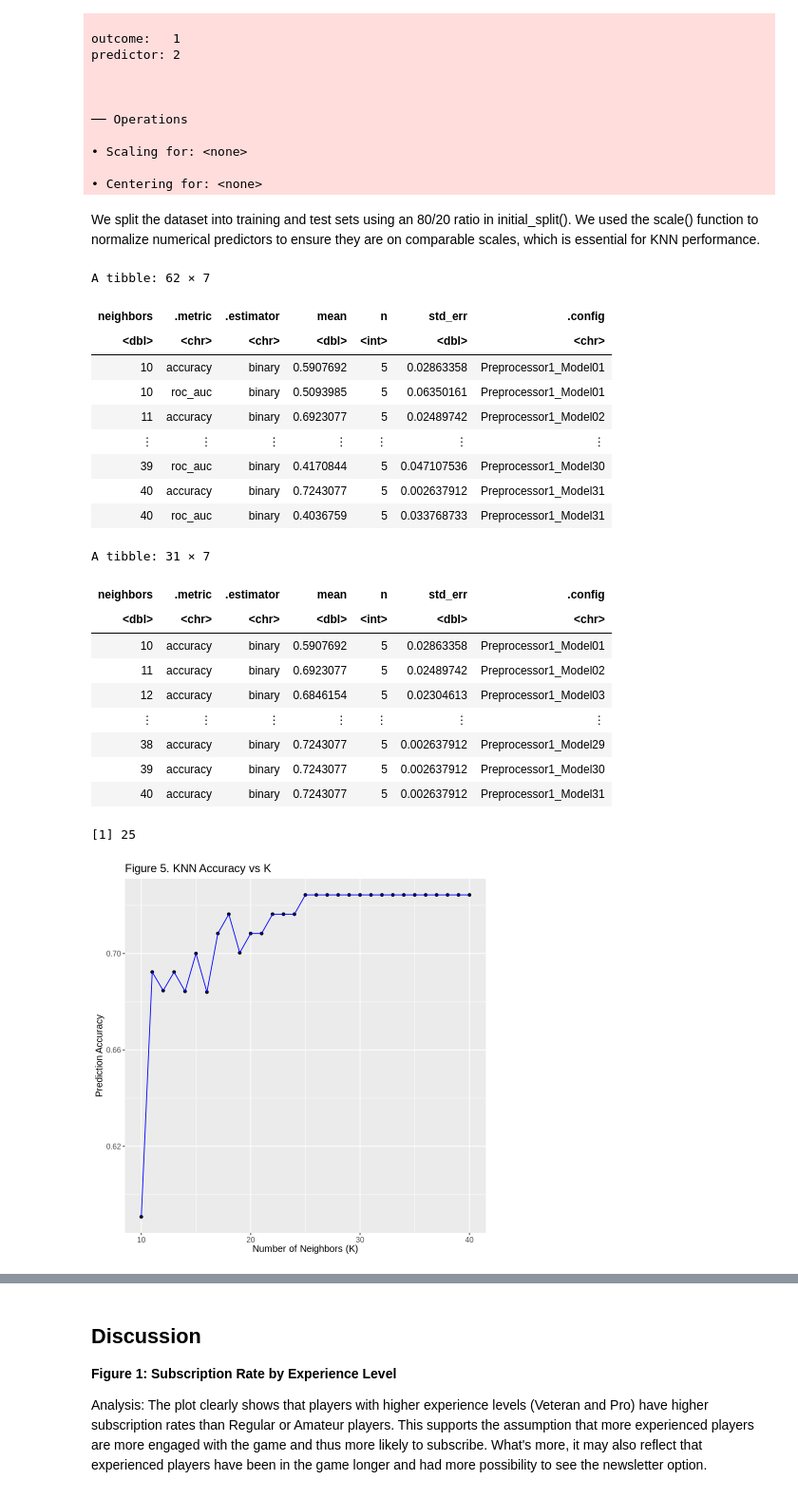
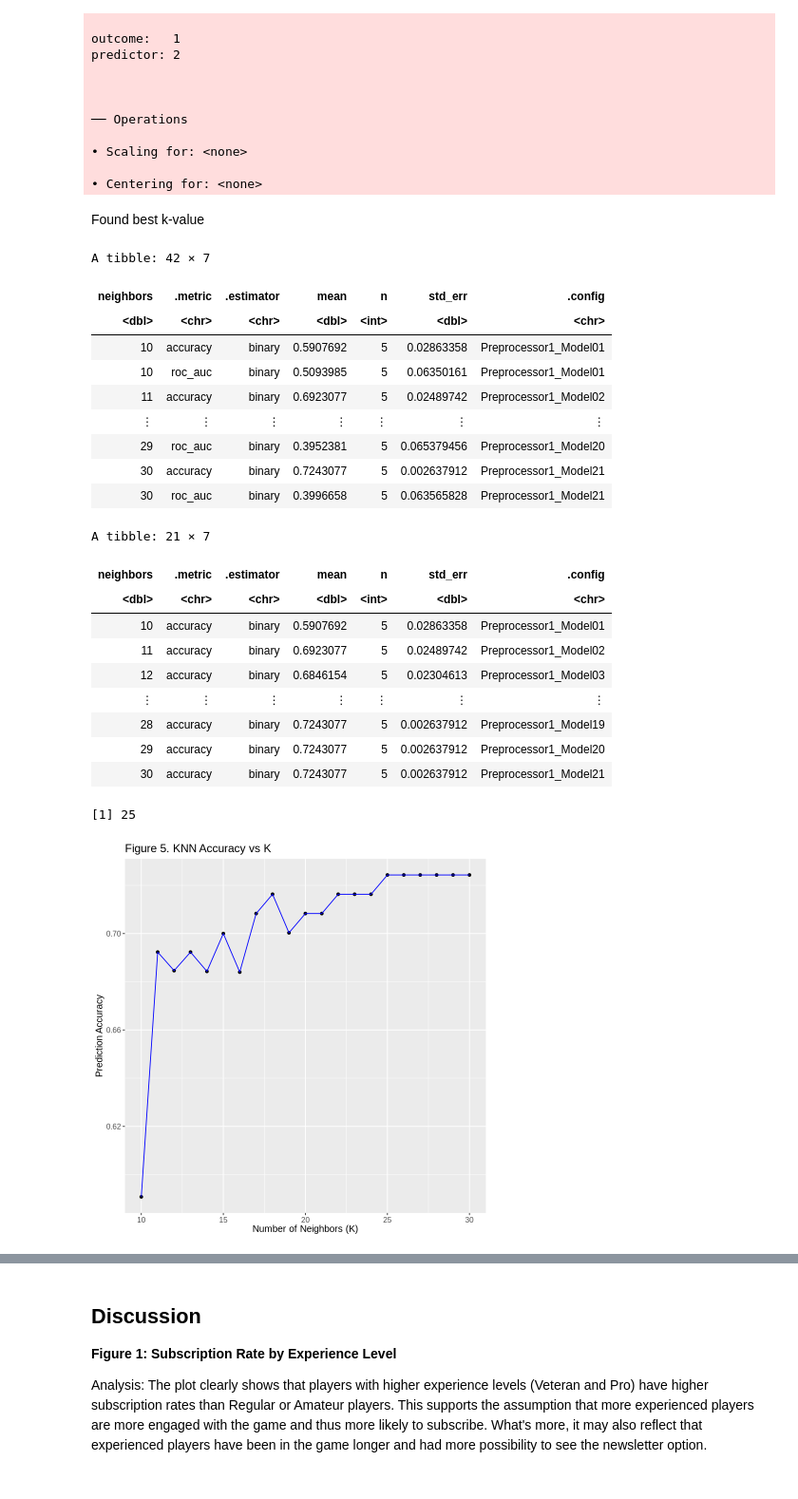
Before and after one commit to cmojar9/dsci-100-project-new, a Jupyter notebook: game_subscription_knn_report-3-3.ipynb, the cells around one changed output, grey strips where cells are left out. Shown at 95% size. Saved outputs shown, nothing was run; the diff lists cells and outputs as text; code cells hidden in the pictures.

```diff
--- a/game_subscription_knn_report-3-3.ipynb
+++ b/game_subscription_knn_report-3-3.ipynb
@@ -248,7 +252,7 @@ predictor: 2
 
 • Centering for: <none>
 # %% [markdown]
-We split the dataset into training and test sets using an 80/20 ratio in initial_split(). We used the scale() function to normalize numerical predictors to ensure they are on comparable scales, which is essential for KNN performance.
+Found best k-value
 # %%
 set.seed(2020) # DO NOT REMOVE
 
@@ -270,7 +274,7 @@ knn_tune <- nearest_neighbor(weight_func = "rectangular", neighbors = tune()) |>
     set_engine("kknn") |>
     set_mode("classification")
 
-k_vals <- tibble(neighbors = seq(from = 0, to = 30, by = 1))
+k_vals <- tibble(neighbors = seq(from = 10, to = 30, by = 1))
 
 knn_results <- workflow() |>
     add_recipe(players_recipe) |>
@@ -288,39 +292,39 @@ accuracy_vs_k <- ggplot(accuracies, aes(x = neighbors, y = mean)) +
   geom_point() +
   geom_line(color = "blue") +
   labs(
     title = "Figure 5. KNN Accuracy vs K",
     x = "Number of Neighbors (K)",
     y = "Prediction Accuracy"
   ) +
   theme(text = element_text(size = 12))
 
 accuracy_vs_k
 
 best_k <- accuracies |>
         arrange(desc(mean)) |>
         head(1) |>
         pull(neighbors)
 best_k
 # %% [output]
-A tibble: 62 × 7
+A tibble: 42 × 7
 | neighbors | .metric | .estimator | mean | n | std_err | .config |
 | <dbl> | <chr> | <chr> | <dbl> | <int> | <dbl> | <chr> |
 | 10 | accuracy | binary | 0.5907692 | 5 | 0.02863358 | Preprocessor1_Model01 |
 | 10 | roc_auc | binary | 0.5093985 | 5 | 0.06350161 | Preprocessor1_Model01 |
 | 11 | accuracy | binary | 0.6923077 | 5 | 0.02489742 | Preprocessor1_Model02 |
 | ⋮ | ⋮ | ⋮ | ⋮ | ⋮ | ⋮ | ⋮ |
-| 39 | roc_auc | binary | 0.4170844 | 5 | 0.047107536 | Preprocessor1_Model30 |
-| 40 | accuracy | binary | 0.7243077 | 5 | 0.002637912 | Preprocessor1_Model31 |
-| 40 | roc_auc | binary | 0.4036759 | 5 | 0.033768733 | Preprocessor1_Model31 |
+| 29 | roc_auc | binary | 0.3952381 | 5 | 0.065379456 | Preprocessor1_Model20 |
+| 30 | accuracy | binary | 0.7243077 | 5 | 0.002637912 | Preprocessor1_Model21 |
+| 30 | roc_auc | binary | 0.3996658 | 5 | 0.063565828 | Preprocessor1_Model21 |
-A tibble: 31 × 7
+A tibble: 21 × 7
 | neighbors | .metric | .estimator | mean | n | std_err | .config |
 | <dbl> | <chr> | <chr> | <dbl> | <int> | <dbl> | <chr> |
 | 10 | accuracy | binary | 0.5907692 | 5 | 0.02863358 | Preprocessor1_Model01 |
 | 11 | accuracy | binary | 0.6923077 | 5 | 0.02489742 | Preprocessor1_Model02 |
 | 12 | accuracy | binary | 0.6846154 | 5 | 0.02304613 | Preprocessor1_Model03 |
 | ⋮ | ⋮ | ⋮ | ⋮ | ⋮ | ⋮ | ⋮ |
-| 38 | accuracy | binary | 0.7243077 | 5 | 0.002637912 | Preprocessor1_Model29 |
-| 39 | accuracy | binary | 0.7243077 | 5 | 0.002637912 | Preprocessor1_Model30 |
-| 40 | accuracy | binary | 0.7243077 | 5 | 0.002637912 | Preprocessor1_Model31 |
+| 28 | accuracy | binary | 0.7243077 | 5 | 0.002637912 | Preprocessor1_Model19 |
+| 29 | accuracy | binary | 0.7243077 | 5 | 0.002637912 | Preprocessor1_Model20 |
+| 30 | accuracy | binary | 0.7243077 | 5 | 0.002637912 | Preprocessor1_Model21 |
 [1] 25
-[figure, old version]
+[figure, new version]
```
Also changed, not shown: parts of 4 cells of this notebook.
